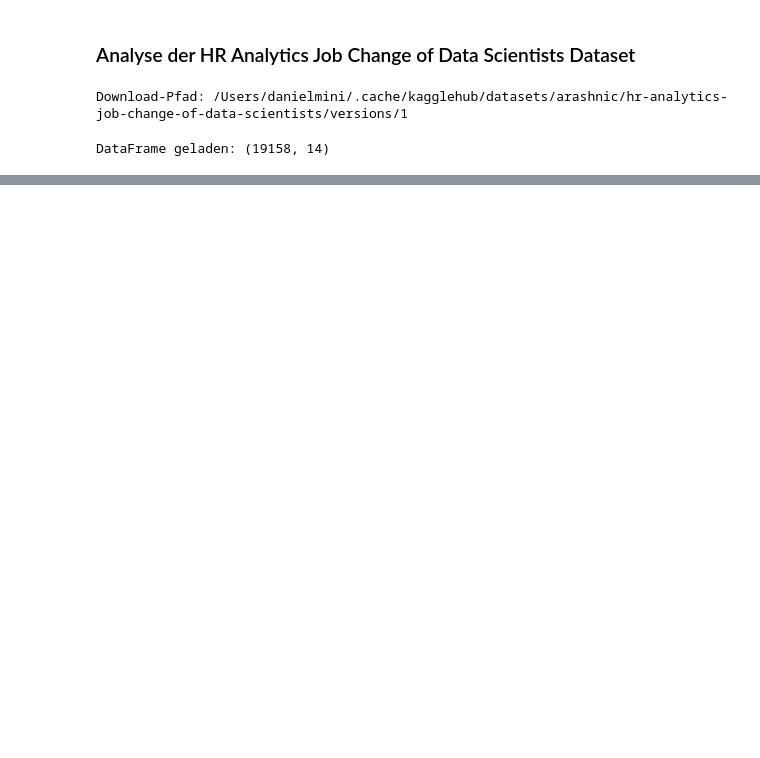
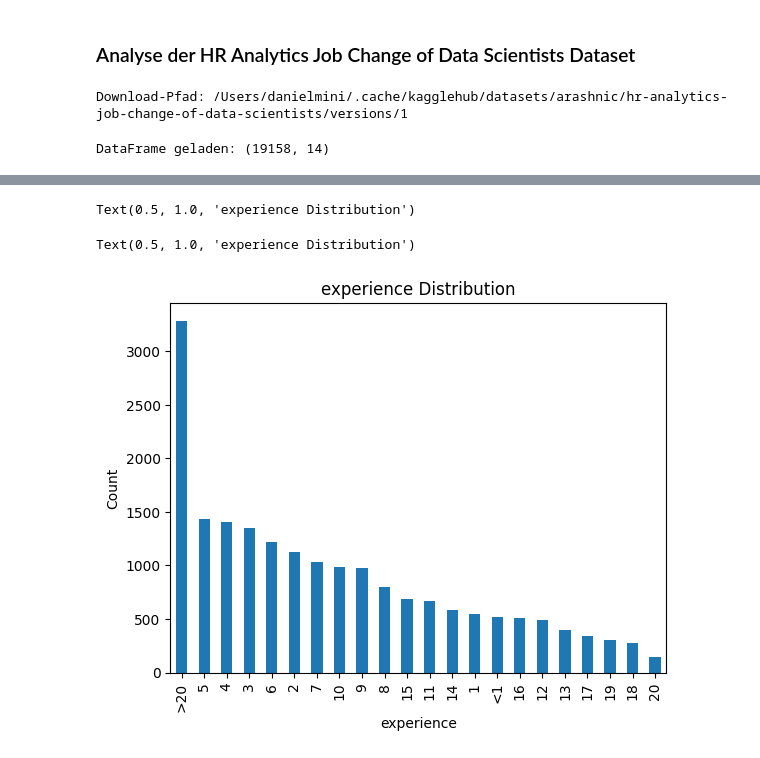
Before and after one commit to dan-am/data_analytics_master, a Jupyter notebook: 2_data_acquisition/2_data_acquisition.ipynb, the cells around one changed output, grey strips where cells are left out. Cells and saved outputs as stored; diff of their text form; code cells hidden in the pictures; blank space fills up the shorter version.

```diff
--- a/2_data_acquisition/2_data_acquisition.ipynb
+++ b/2_data_acquisition/2_data_acquisition.ipynb
@@ -37,0 +81,10 @@ DataFrame geladen: (19158, 14)
+# %%
+counts = df['experience'].value_counts()
+counts.plot(kind='bar')
+plt.xlabel('experience')
+plt.ylabel('Count')
+plt.title('experience Distribution')
+# %% [output]
+Text(0.5, 1.0, 'experience Distribution')
+Text(0.5, 1.0, 'experience Distribution')
+[figure, added]
```
Also changed, not shown: parts of 6 cells of this notebook, 3 other files.
